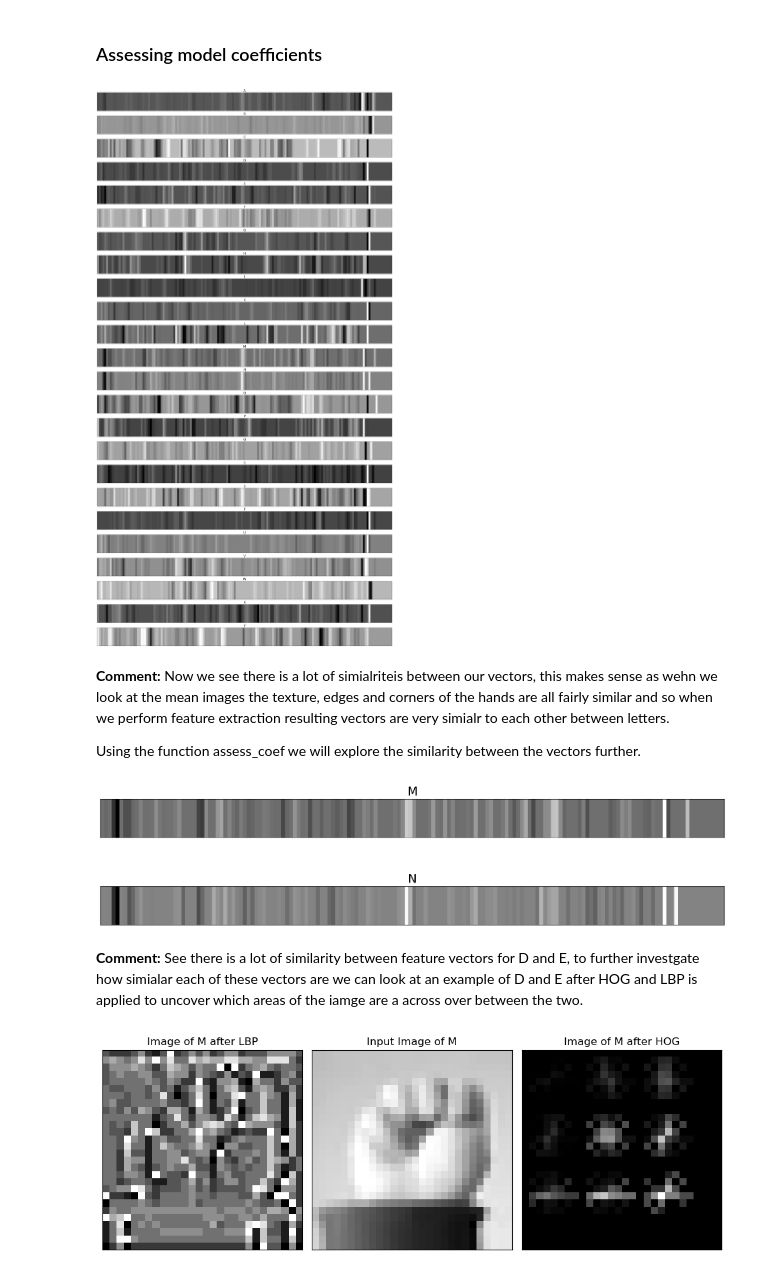
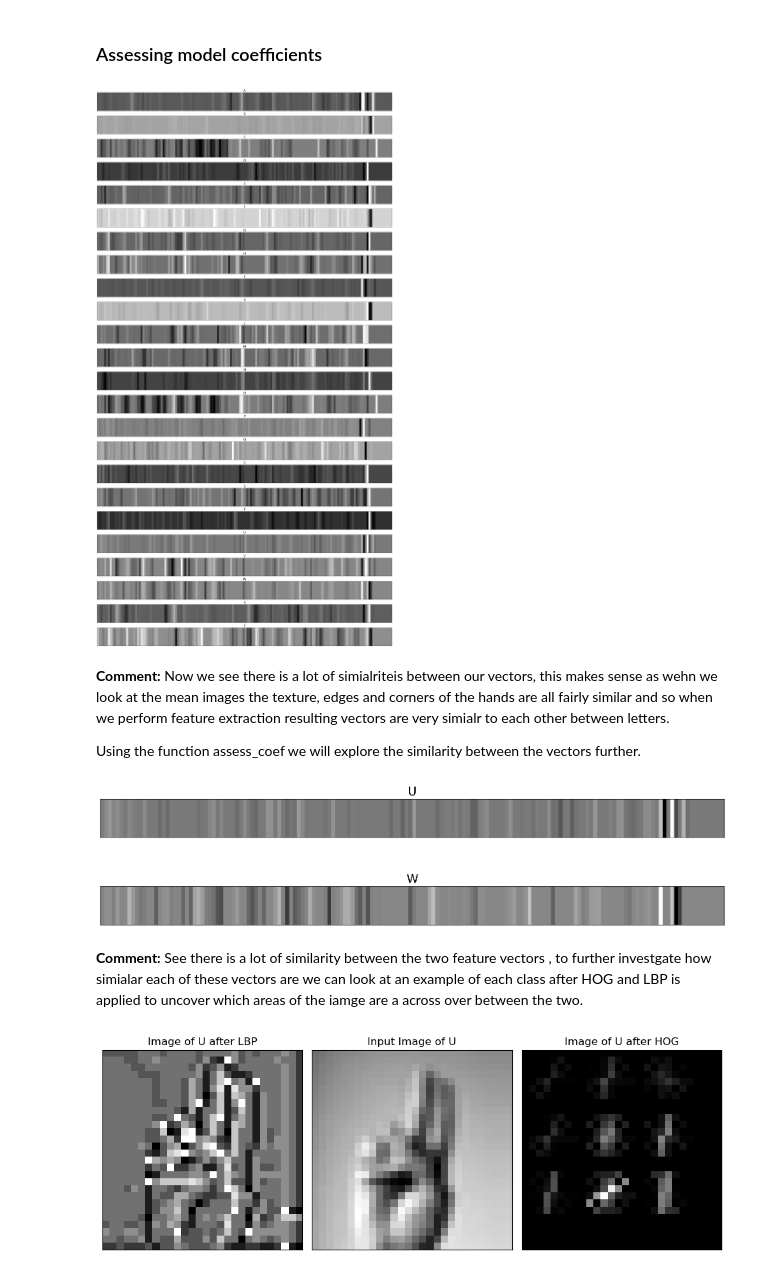
Before and after one commit to simrenbasra/Sign_Lingual, a Jupyter notebook: notebooks/02_logistic_regression/04-log-reg-fe-aug.ipynb, the cells around one changed output. Cells and saved outputs as stored; diff of their text form; code cells hidden in the pictures.

```diff
--- a/notebooks/02_logistic_regression/04-log-reg-fe-aug.ipynb
+++ b/notebooks/02_logistic_regression/04-log-reg-fe-aug.ipynb
@@ -63,3 +67,3 @@ import joblib
 # %%
-X_aug = joblib.load( '../../model/my_files/X_train_aug.pkl')
-y_aug = joblib.load( '../../model/my_files/y_train_aug.pkl')
+X_aug = joblib.load( '../../data/my_data/X_train_aug.pkl')
+y_aug = joblib.load( '../../data/my_data/y_train_aug.pkl')
@@ -296,7 +300,7 @@ plt.show()
 ### Assessing model coefficients
 # %%
 # Plotting of vector coefficients
-letter_coef = my_log_reg.coef_
+letter_coef = my_final_model.coef_
 
 fig, axes = plt.subplots(24,1, figsize=(50, 50))
 
@@ -308,7 +312,7 @@ for i,coef in enumerate(letter_coef):
 plt.tight_layout()
 plt.show()
 # %% [output]
-[figure, old version]
+[figure, new version]
 # %% [markdown]
 **Comment:**
 Now we see there is a lot of simialriteis between our vectors, this makes sense as wehn we look at the mean images the texture, edges and corners of the hands are all fairly similar and so when we perform feature extraction resulting vectors are very simialr to each other between letters.
@@ -317,14 +321,14 @@ Using the function assess_coef we will explore the similarity between the vector
 # %%
 # Using confusion matrix identify two letters where misclassification occurs
 # Assess vectors side by side to see if the coefficient vectors are similar
-assess_coef(my_log_reg.coef_, 'm', 'n')
+assess_coef(my_final_model.coef_, 'u', 'w')
 # %% [output]
-[figure, old version]
+[figure, new version]
 # %% [markdown]
 **Comment:**
-See there is a lot of similarity between feature vectors for D and E, to further investgate how simialar each of these vectors are we can look at an example of D and E after HOG and LBP is applied to uncover which areas of the iamge are a across over between the two.
+See there is a lot of similarity between the two feature vectors , to further investgate how simialar each of these vectors are we can look at an example of each class after HOG and LBP is applied to uncover which areas of the iamge are a across over between the two.
 # %%
-feature_plots('m')
+feature_plots('u')
 # %% [output]
-[figure, old version]
+[figure, new version]
 # %%
```
Also changed, not shown: parts of 48 cells of this notebook.
